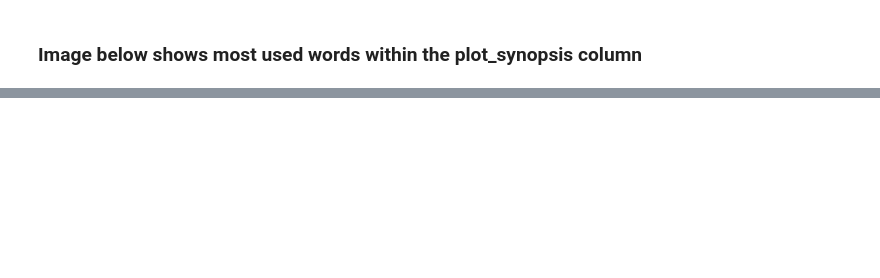
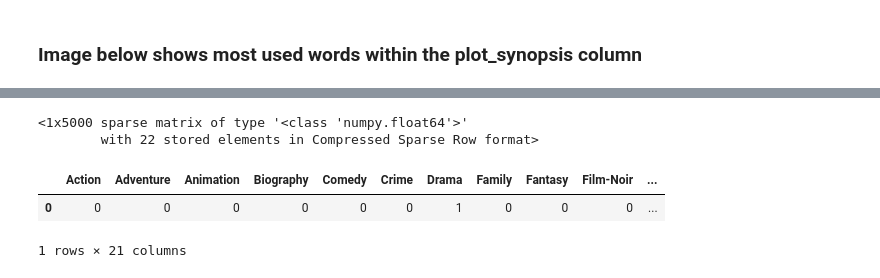
Before and after one commit to evans123456/IMDB-Multilabel-genre-classification-NLP-, a Jupyter notebook: NLP-groupwork.ipynb, the cells around one changed output, grey strips where cells are left out. Drawn from its saved outputs; the diff is of its cells as text; code cells hidden in the pictures; blank space fills up the shorter version.

```diff
--- a/NLP-groupwork.ipynb
+++ b/NLP-groupwork.ipynb
@@ -203,0 +335,7 @@ plt.imshow(wordcloud)
+# %%
+for classifier in [sgd,lr,svc]:
+    clf = OneVsRestClassifier(classifier) #out of the 20 classes it will select 1 at a time and the other 19 as all other classes and will do the same for every data
+    clf.fit(x_train,y_train)
+    y_pred = clf.predict(x_test)
+    print("y_pred:{}".format(y_pred))
+    print_score(y_pred,classifier)
@@ -203,0 +360,7 @@ plt.imshow(wordcloud)
+# %%
+for classifier in [sgd]:
+    clf = OneVsRestClassifier(classifier) #out of the 20 classes it will select 1 at a time and the other 19 as all other classes and will do the same for every data
+    clf.fit(x_train,y_train)
+    y_pred = clf.predict(x_test)
+    print("y_pred:{}".format(y_pred))
+    print_score(y_pred,classifier)
@@ -203,0 +378,16 @@ plt.imshow(wordcloud)
+# %%
+x = ["'Elite' presents three young people who have received a scholarship to study in Las Encinas, the most prestigious institute in Spain, after the collapse suffered by the public center in which they studied. However, their arrival in Las Encinas will not be easy, and the students, belonging to the upper class, will not welcome the arrival of Samuel, Nadia and Christian, who will turn upside down, without them wanting it, life of their schoolmates."]
+# %%
+xt = tfidf.transform(x)
+xt
+# pd.DataFrame(xt)
+# %% [output]
+<1x5000 sparse matrix of type '<class 'numpy.float64'>'
+        with 22 stored elements in Compressed Sparse Row format>
+# %%
+arr = clf.predict(xt)
+pd.DataFrame(arr,columns=multilabel.classes_)
+# %% [output]
+|  | Action | Adventure | Animation | Biography | Comedy | Crime | Drama | Family | Fantasy | Film-Noir | ... |
+| 0 | 0 | 0 | 0 | 0 | 0 | 0 | 1 | 0 | 0 | 0 | ... |
+1 rows × 21 columns
```
Also changed, not shown: parts of 20 cells of this notebook.
